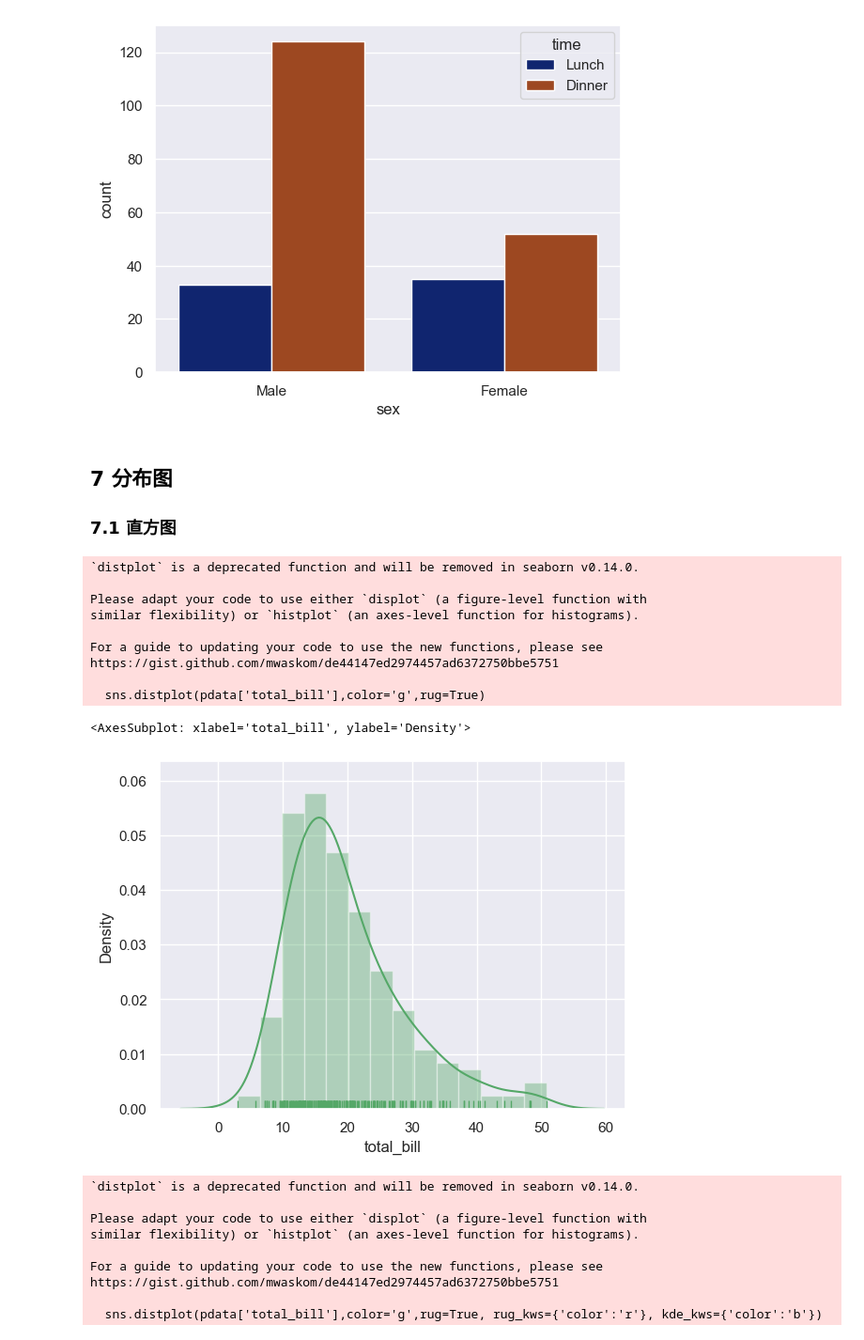
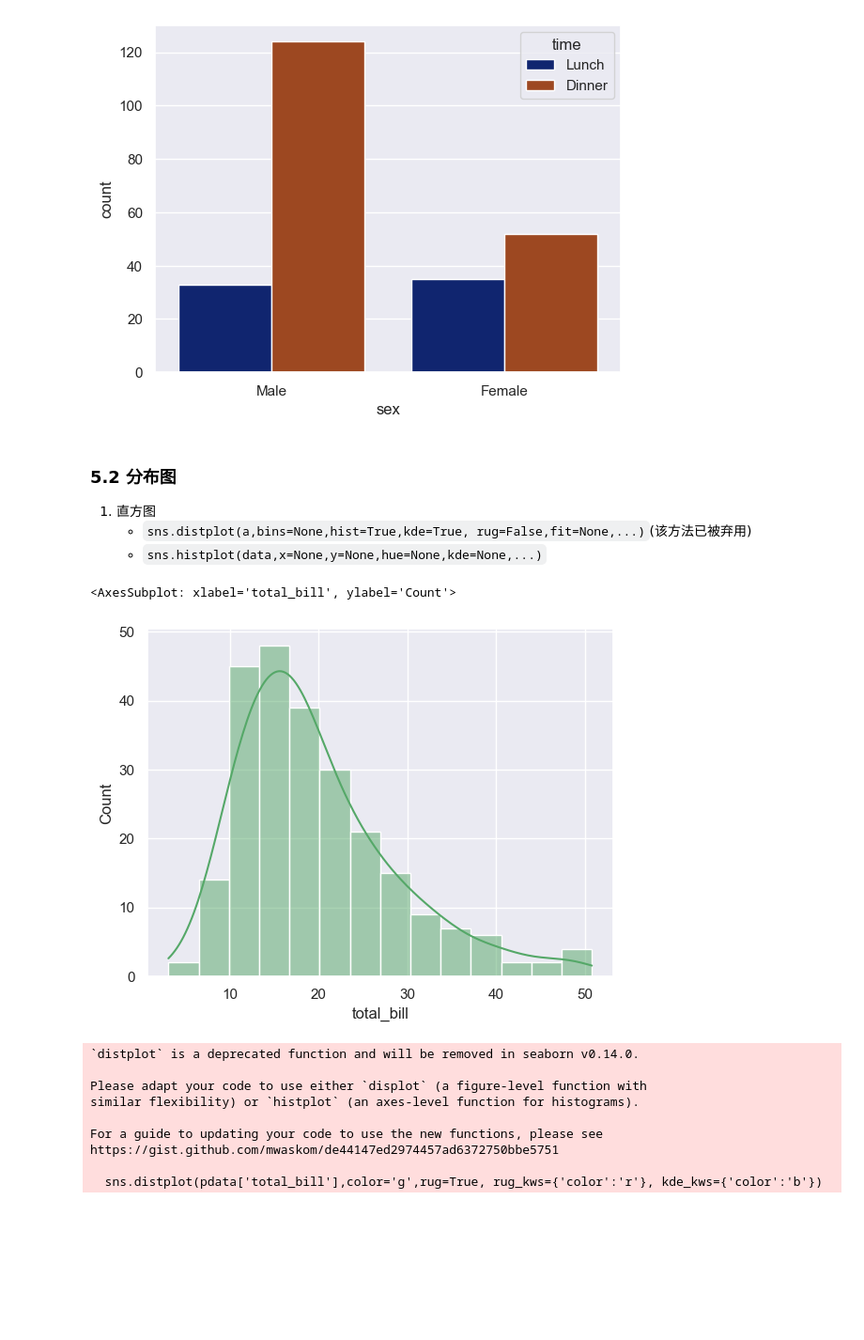
Before and after one commit to JaegerZhao/PythonLearning, a Jupyter notebook: 9 数据分析基础/9.4 seaborn.ipynb, the cells around one changed output. Shown at 94% size. Saved outputs shown, nothing was run; the diff lists cells and outputs as text; code cells hidden in the pictures; blank space fills up the shorter version.

```diff
--- a/9 数据分析基础/9.4 seaborn.ipynb
+++ b/9 数据分析基础/9.4 seaborn.ipynb
@@ -341,20 +506,14 @@ _ = sns.countplot(x='sex', hue='time', data=pdata)
 # %% [output]
 [figure]
 # %% [markdown]
-## 7 分布图
-### 7.1 直方图
+### 5.2 分布图
+1. 直方图
+    - `sns.distplot(a,bins=None,hist=True,kde=True, rug=False,fit=None,...)`(该方法已被弃用)
+    - `sns.histplot(data,x=None,y=None,hue=None,kde=None,...)`
 # %%
-sns.distplot(pdata['total_bill'],color='g',rug=True)
+# 使用直方图查看用户消费额度分布
+sns.histplot(pdata['total_bill'], color='g', kde=True)
 # %% [output]
-`distplot` is a deprecated function and will be removed in seaborn v0.14.0.
-
-Please adapt your code to use either `displot` (a figure-level function with
-similar flexibility) or `histplot` (an axes-level function for histograms).
-
-For a guide to updating your code to use the new functions, please see
-https://gist.github.com/mwaskom/de44147ed2974457ad6372750bbe5751
-
-  sns.distplot(pdata['total_bill'],color='g',rug=True)
+<AxesSubplot: xlabel='total_bill', ylabel='Count'>
-<AxesSubplot: xlabel='total_bill', ylabel='Density'>
-[figure, old version]
+[figure, new version]
 # %%
```
Also changed, not shown: parts of 48 cells of this notebook.
